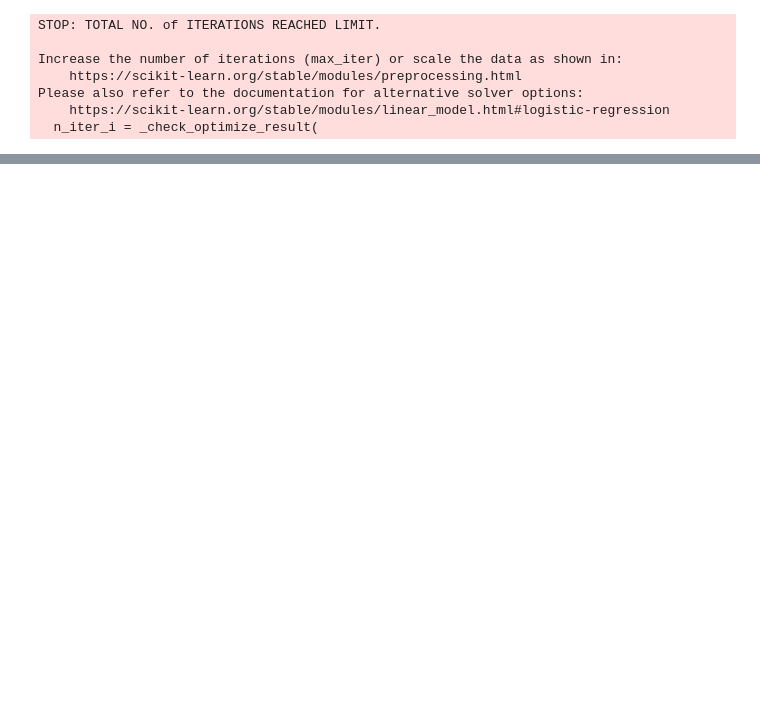
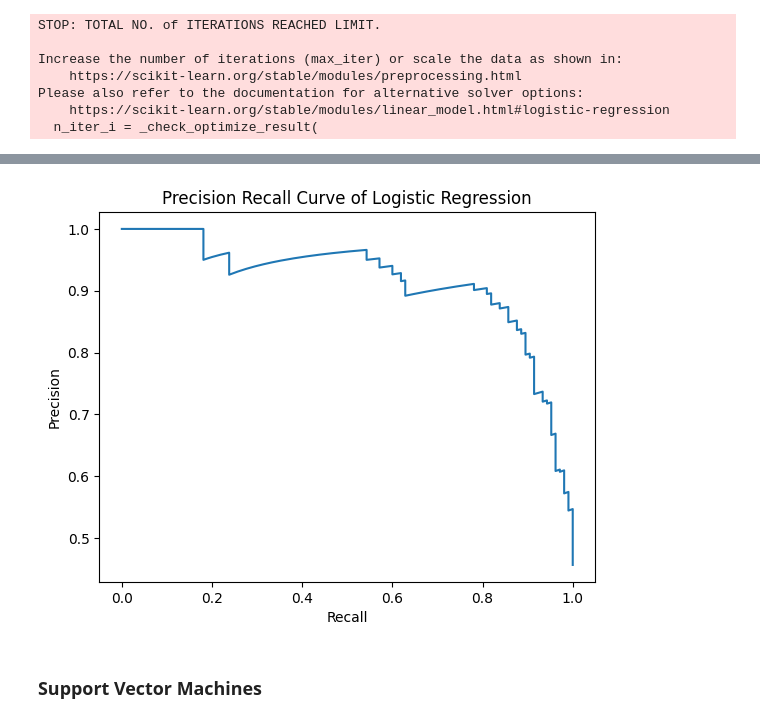
Before and after one commit to D-Rasheed/Heart-Disease-Prediction-Using-Machine-Learning, a Jupyter notebook: Heart_disease_prediction.ipynb, the cells around one changed output, grey strips where cells are left out. Drawn from its saved outputs; the diff is of its cells as text; code cells hidden in the pictures; blank space fills up the shorter version.

```diff
--- a/Heart_disease_prediction.ipynb
+++ b/Heart_disease_prediction.ipynb
@@ -310,0 +336,14 @@ Please also refer to the documentation for alternative solver options:
+# %%
+# Calculate precision-recall curve
+precision, recall, _ = precision_recall_curve(y_test, lr.predict_proba(x_test)[:, 1])
+
+# Plot precision-recall curve
+plt.plot(recall, precision)
+plt.title('Precision Recall Curve of Logistic Regression')
+plt.xlabel('Recall')
+plt.ylabel('Precision')
+plt.show()
+# %% [output]
+[figure, added]
+# %% [markdown]
+### Support Vector Machines
```
Also changed, not shown: parts of 16 cells of this notebook.
